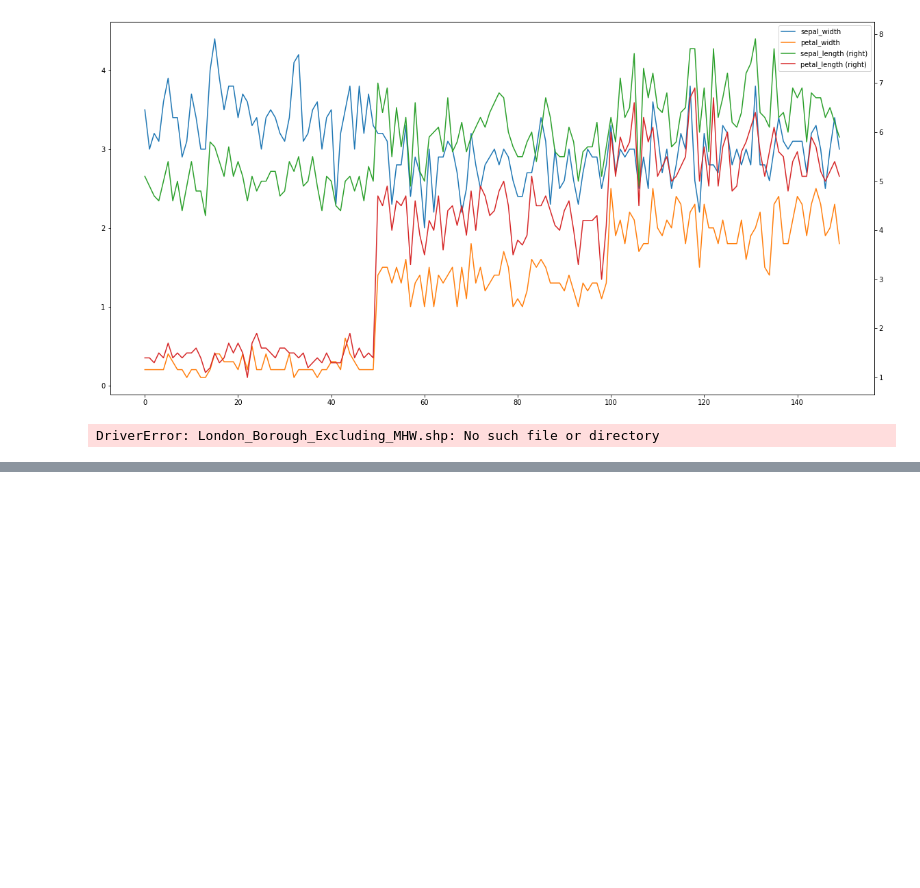
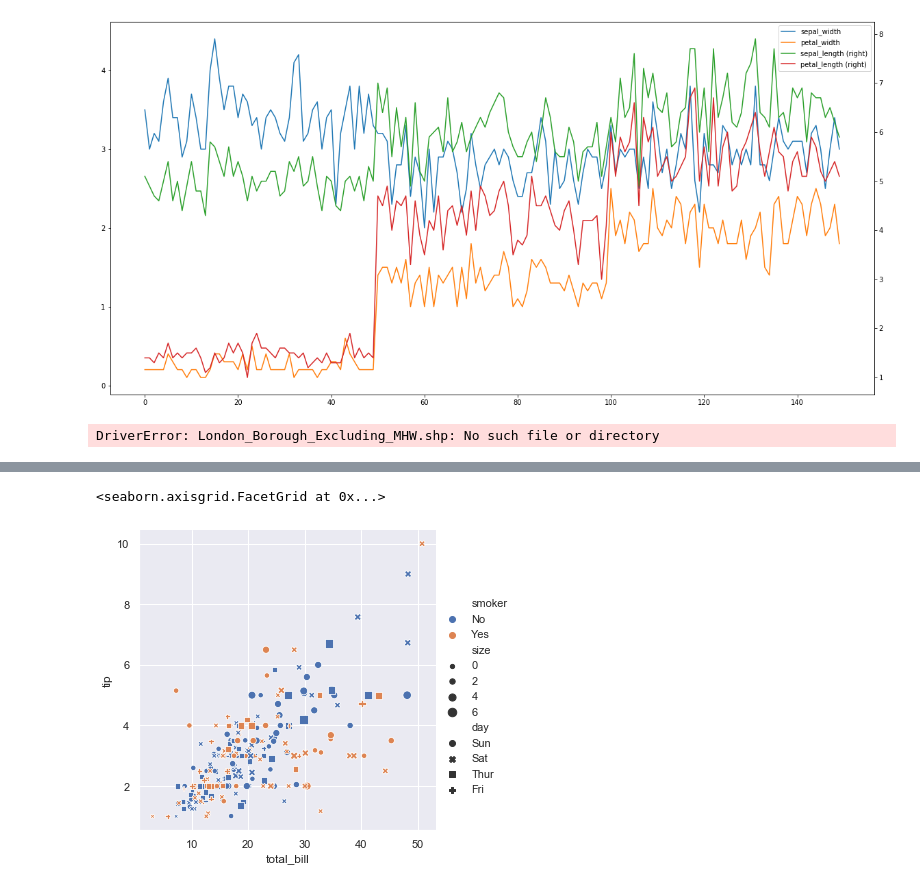
Before and after one commit to nitesh-sinha/machine-learning-jupyter-notebooks, a Jupyter notebook: 9-data-viz.ipynb, the cells around one changed output, grey strips where cells are left out. Saved outputs shown, nothing was run; the diff lists cells and outputs as text; code cells hidden in the pictures; blank space fills up the shorter version.

Commit message:
seaborn data plots

```diff
--- a/9-data-viz.ipynb
+++ b/9-data-viz.ipynb
@@ -407,0 +412,6 @@ DriverError: London_Borough_Excluding_MHW.shp: No such file or directory
+# %%
+sns.set(style='darkgrid')
+# %%
+# Sample datasets to load at: https://github.com/mwaskom/seaborn-data
+tips = sns.load_dataset('tips')
+tips
@@ -407,0 +432,5 @@ DriverError: London_Borough_Excluding_MHW.shp: No such file or directory
+# %%
+sns.relplot(x='total_bill', y='tip', style='day', data=tips, hue='smoker', size='size')
+# %% [output]
+<seaborn.axisgrid.FacetGrid at 0x...>
+[figure, added]
```
Also changed, not shown: parts of 55 cells of this notebook.
